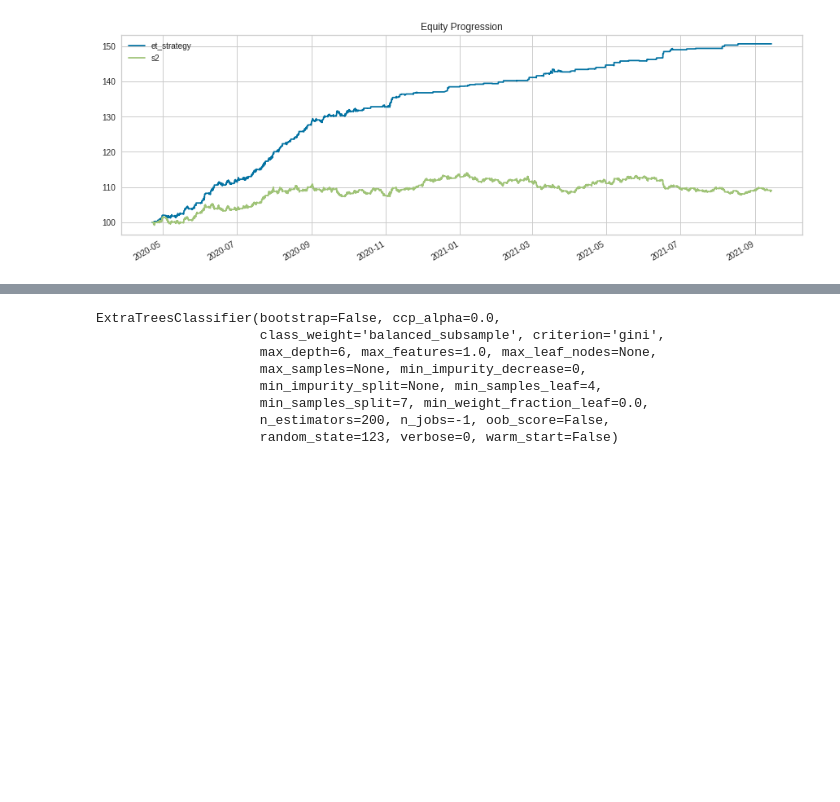
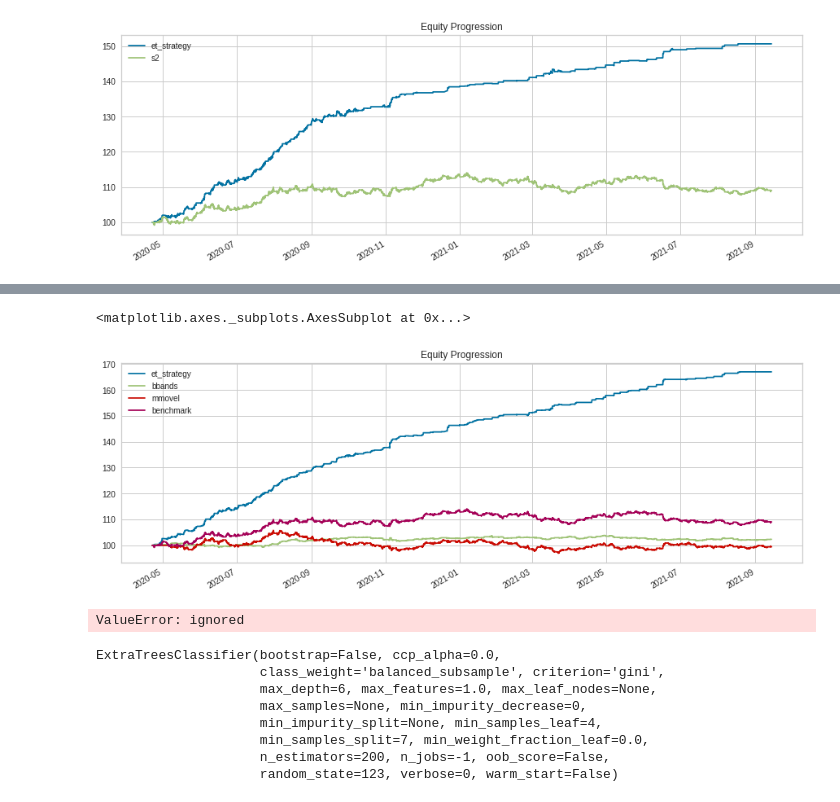
Before and after one commit to maiaufrrj/BRtrading, a Jupyter notebook: MetaTrader.ipynb, the cells around one changed output, grey strips where cells are left out. Drawn from its saved outputs; the diff is of its cells as text; code cells hidden in the pictures; blank space fills up the shorter version.

```diff
--- a/MetaTrader.ipynb
+++ b/MetaTrader.ipynb
@@ -473,3 +501,7 @@ dtype: int64
+# %%
+close = pd.DataFrame()
+close['sinal'] = predictions_df_teste['close']
+close.set_index(predictions_df_teste.time, inplace=True)
 # %% [markdown]
 #3. Criar estrutura de backtesting
 # %%
@@ -486,6 +517,8 @@ import bt
 et_strategy = bt.Strategy('et_strategy', [bt.algos.WeighTarget(posicao),
                                 bt.algos.Rebalance()])
 
-bteste = bt.Backtest(et_strategy, close)
-resultado = bt.run(bteste)
-resultado.display()
+et_teste = bt.Backtest(et_strategy, close)
+resultado = bt.run(et_teste)
+#resultado.display()
+#resultado.plot()
+#resultado.plot_weights('et_strategy')
@@ -510,3 +525,16 @@ Win 12m %            100.00%
+# %%
+s1 = bt.Strategy('s1', [bt.algos.SelectAll(),
+                        bt.algos.WeighTarget(posicao),
+                        bt.algos.Rebalance()])
+
+s1_teste = bt.Backtest(s1, close, initial_capital=1000)
+#, commissions=0.1)
+                 #integer_positions=integer_positions)
+
+res = bt.run(s1_teste)
+#res.display()
+#res.plot()
+#res.plot_weights('s1')
 # %%
 resultado.plot()
 # %% [output]
@@ -528,7 +556,7 @@ s2 = bt.Strategy('s2', [bt.algos.RunDaily(),
                         bt.algos.Rebalance()])
 
 # now let's test it with the same data set. We will also compare it with our first backtest.
-bteste2 = bt.Backtest(s2, close)
+s2_teste = bt.Backtest(s2, close)
 # we include test here to see the results side-by-side
-resultado2 = bt.run(bteste, bteste2)
-resultado2.display()
+resultado2 = bt.run(s1_teste, s2_teste)
+#resultado2.display()
@@ -558,6 +645,15 @@ resultado2.plot()
+# %%
+b_resultado.plot()
+# %% [output]
+<matplotlib.axes._subplots.AxesSubplot at 0x...>
+[figure, added]
 # %%
 #finalize a model
 final_model = finalize_model(model_tuned)
+# %%
+df_result = pd.DataFrame(b_resultado)
+# %% [output]
+ValueError: ignored
 # %%
 model_tuned
 # %% [output]
```
Also changed, not shown: parts of 19 cells of this notebook.
